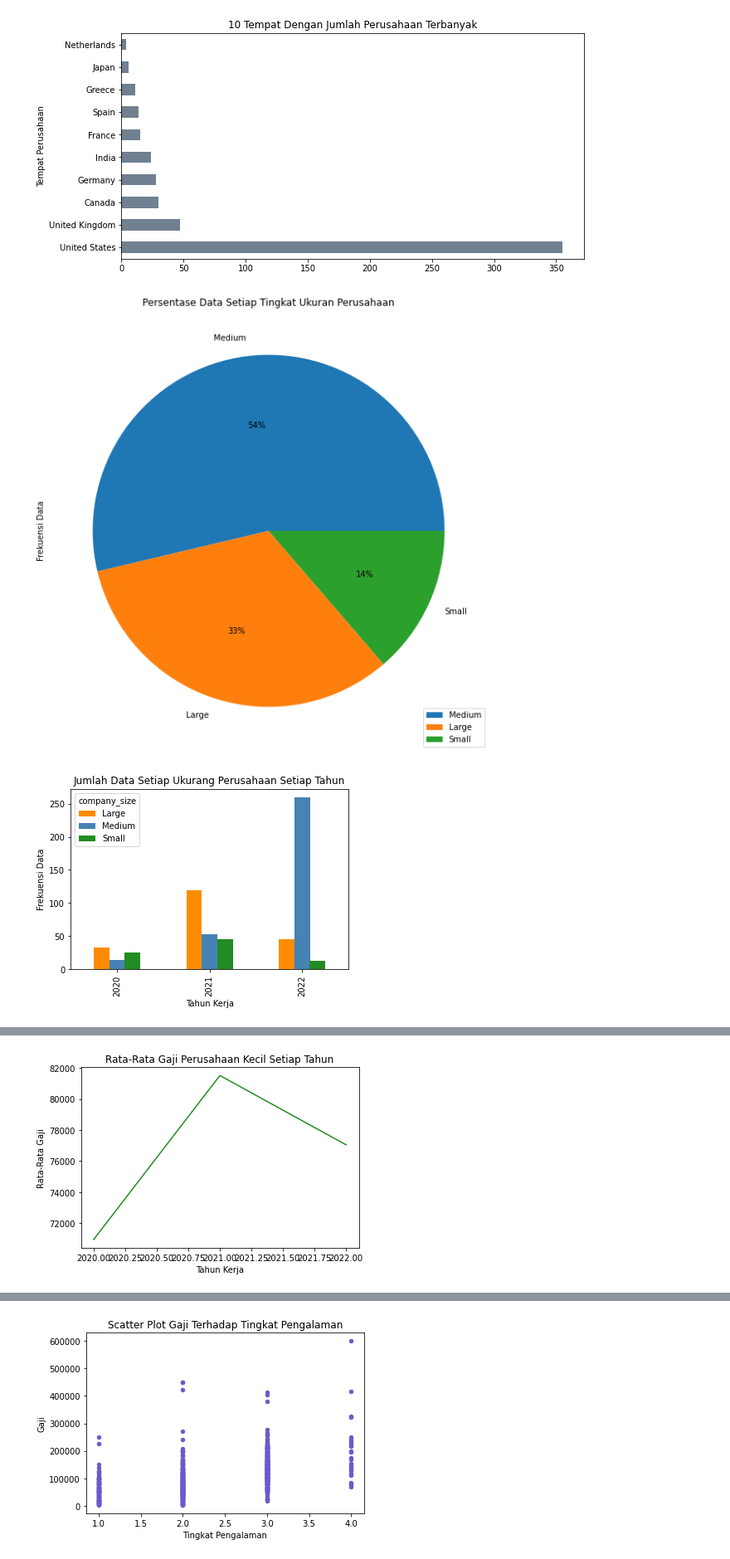
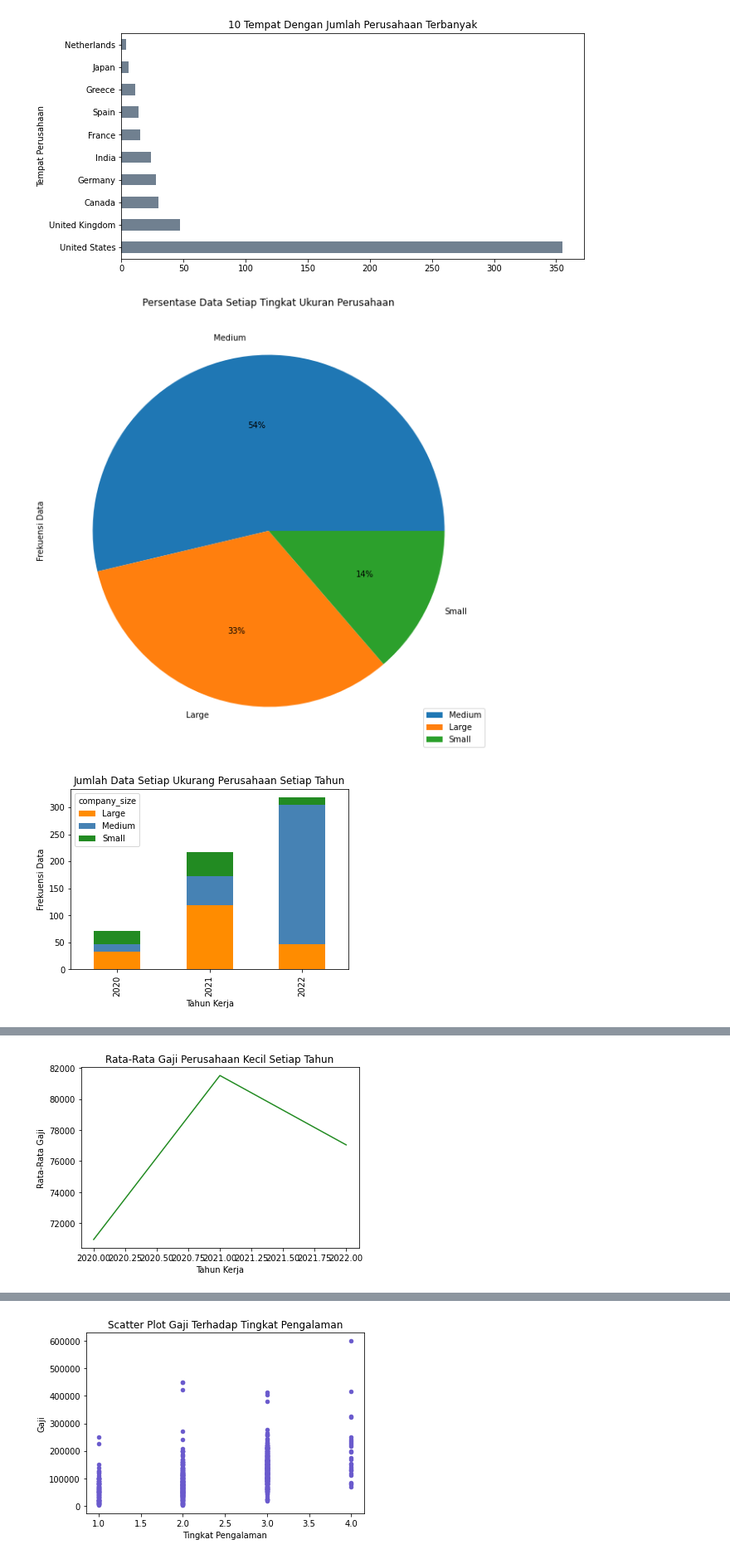
Before and after one commit to AththariqLisan/TUBES_KEL_5, a Jupyter notebook: source_code.ipynb, the cells around one changed output, grey strips where cells are left out. Shown at 83% size. Drawn from its saved outputs; the diff is of its cells as text; code cells hidden in the pictures.

```diff
--- a/source_code.ipynb
+++ b/source_code.ipynb
@@ -163,21 +163,21 @@ plt.show()
 # %%
 # company_size
 data['company_size'].value_counts().plot(kind='pie', figsize=(10,10), autopct='%1.0f%%', legend=True, title='Persentase Data Setiap Tingkat Ukuran Perusahaan', ylabel='Frekuensi Data')
 plt.show()
-data.groupby(['work_year','company_size'])['company_size'].size().unstack().plot(kind="bar", stacked=False, color=['darkorange', 'steelblue', 'forestgreen'], title='Jumlah Data Setiap Ukurang Perusahaan Setiap Tahun', ylabel='Frekuensi Data', xlabel='Tahun Kerja')
+data.groupby(['work_year','company_size'])['company_size'].size().unstack().plot(kind="bar", stacked=True, color=['darkorange', 'steelblue', 'forestgreen'], title='Jumlah Data Setiap Ukurang Perusahaan Setiap Tahun', ylabel='Frekuensi Data', xlabel='Tahun Kerja')
 plt.show()
 data.groupby('company_size')['salary_in_usd'].mean().sort_values(ascending=True).plot(kind='bar', figsize=(10,5), color=['forestgreen', 'steelblue', 'darkorange'], title='Rata-Rata Gaji Setiap Jenis Pekerjaan', ylabel='Rata-Rata Gaji', xlabel='Ukuran Perusahaan')
 plt.show()
 
 data.loc[data['company_size'] == 'Small'].groupby('work_year')['salary_in_usd'].mean().plot(kind='line', color='forestgreen', title='Rata-Rata Gaji Perusahaan Kecil Setiap Tahun', ylabel='Rata-Rata Gaji', xlabel='Tahun Kerja')
 plt.show()
 data.loc[data['company_size'] == 'Medium'].groupby('work_year')['salary_in_usd'].mean().plot(kind='line', color='steelblue', title='Rata-Rata Gaji Perusahaan Sedang Setiap Tahun', ylabel='Rata-Rata Gaji', xlabel='Tahun Kerja')
 plt.show()
 data.loc[data['company_size'] == 'Large'].groupby('work_year')['salary_in_usd'].mean().plot(kind='line', color='darkorange', title='Rata-Rata Gaji Perusahaan Besar Setiap Tahun', ylabel='Rata-Rata Gaji', xlabel='Tahun Kerja')
 plt.show()
 # %% [output]
 [figure]
-[figure, old version]
+[figure, new version]
 [figure]
 [figure]
 [figure]
```
Also changed, not shown: parts of 5 cells of this notebook.
